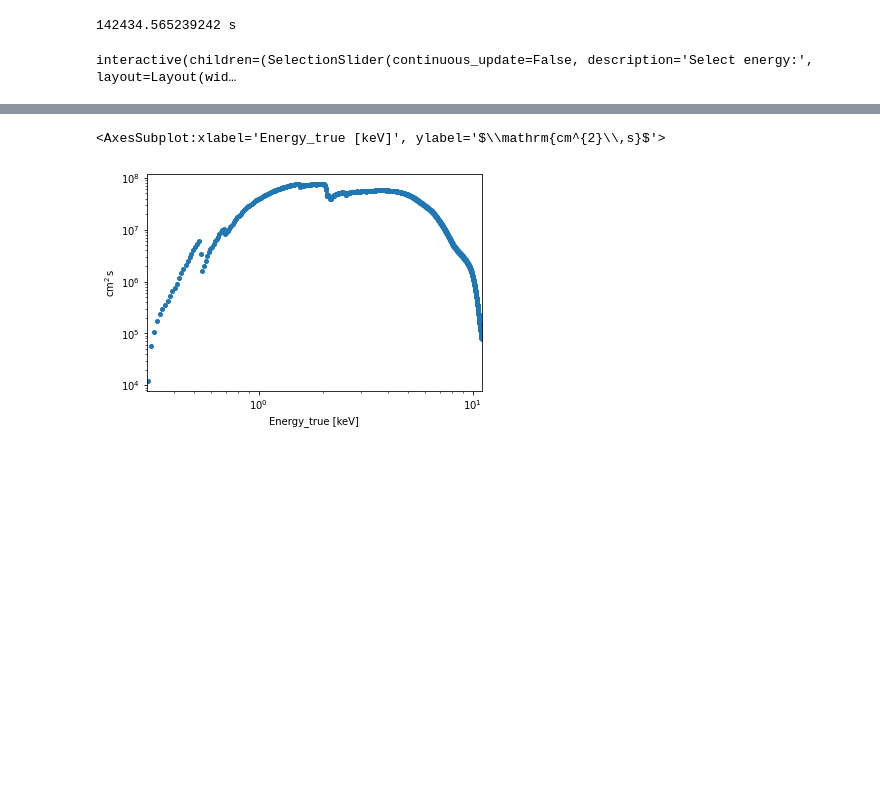
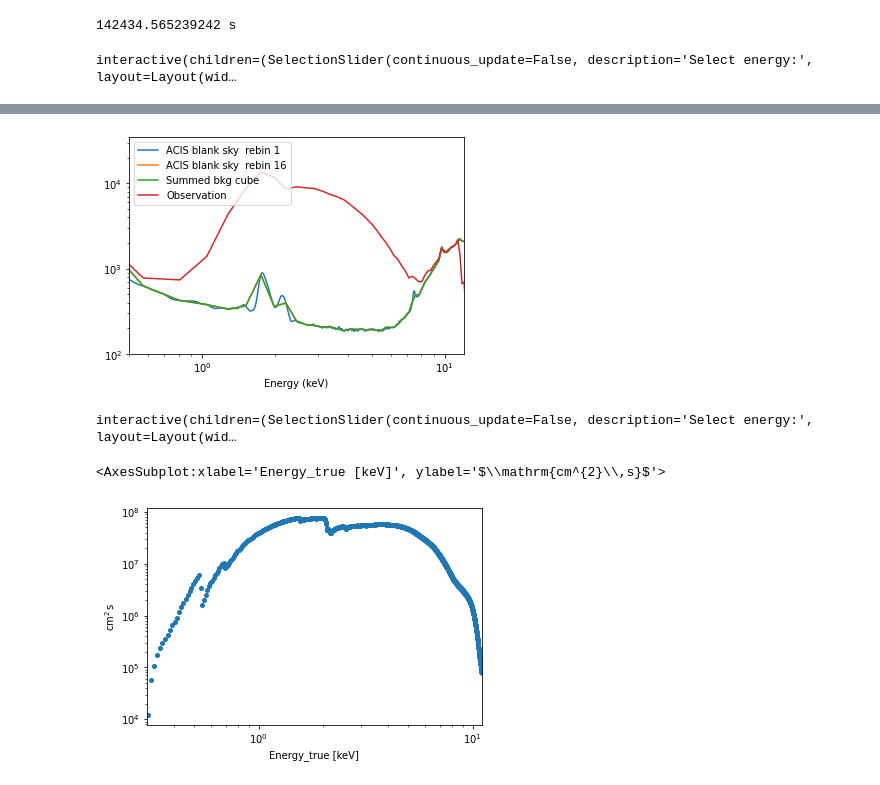
Before and after one commit to facero/3D-Xray-gammapy, a Jupyter notebook: Cube_Xrayfitting_gammapy019.ipynb, the cells around one changed output, grey strips where cells are left out. Saved outputs shown, nothing was run; the diff lists cells and outputs as text; code cells hidden in the pictures; blank space fills up the shorter version.

```diff
--- a/Cube_Xrayfitting_gammapy019.ipynb
+++ b/Cube_Xrayfitting_gammapy019.ipynb
@@ -114,3 +92,37 @@ interactive(children=(SelectionSlider(continuous_update=False, description='Sele
+# %%
+# Loading bkg spectrum pre-generated from Blank Sky event file produced using the `blank_sky` ciao script
+Ebkg_center, bkg_model_ = np.genfromtxt('data/blanksky_ACIS_CCD7_bkgmodel.txt', unpack=True)
+Ebkg_center*=u.keV
+
+E_obs, spec_obs = cube_data.geom.axes['energy'].center, cube_data.data.sum(axis=(1,2))
+bkg_model_interp=np.interp(E_obs, Ebkg_center, bkg_model_)
+
+
+bkg_cube = Map.from_geom(cube_data.geom)
+bkg_cube.data += 1
+bkg_cube.data *= bkg_model_interp[:,None, None]/(bkg_cube.data.shape[1]*bkg_cube.data.shape[2])
+
+
+
+plt.plot(Ebkg_center, bkg_model_*0.55,label='ACIS blank sky  rebin 1')
+plt.plot(E_obs, bkg_model_interp*0.55,label='ACIS blank sky  rebin 16')
+
+plt.plot(E_obs,bkg_cube.data.sum(axis=(1,2))*0.55,label='Summed bkg cube')
+
+plt.xlabel('Energy (keV)')
+plt.plot(E_obs, spec_obs,label='Observation')
+plt.yscale('log')
+plt.ylim(1e2,)
+plt.xlim(0.5,12)
+plt.xscale('log')
+plt.legend()
+plt.show()
+# %% [output]
+[figure, added]
+# %%
+(cube_data-bkg_cube).smooth(width=1).plot_interactive(add_cbar=True)
+# %% [output]
+interactive(children=(SelectionSlider(continuous_update=False, description='Select energy:', layout=Layout(wid…
 # %%
 aeff=OGIPDatasetReader.read_arf(arffile,livetime=livetime)
 aeff.plot()
```
Also changed, not shown: parts of 40 cells of this notebook, 10 other files.
